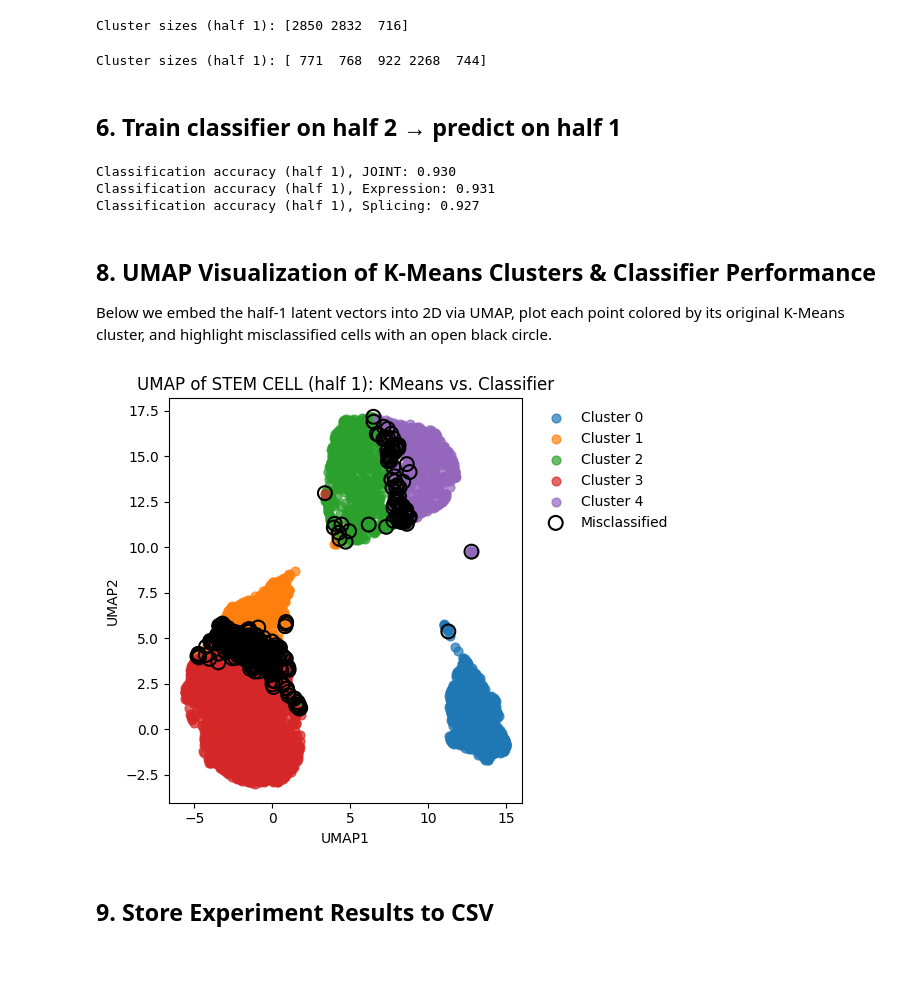
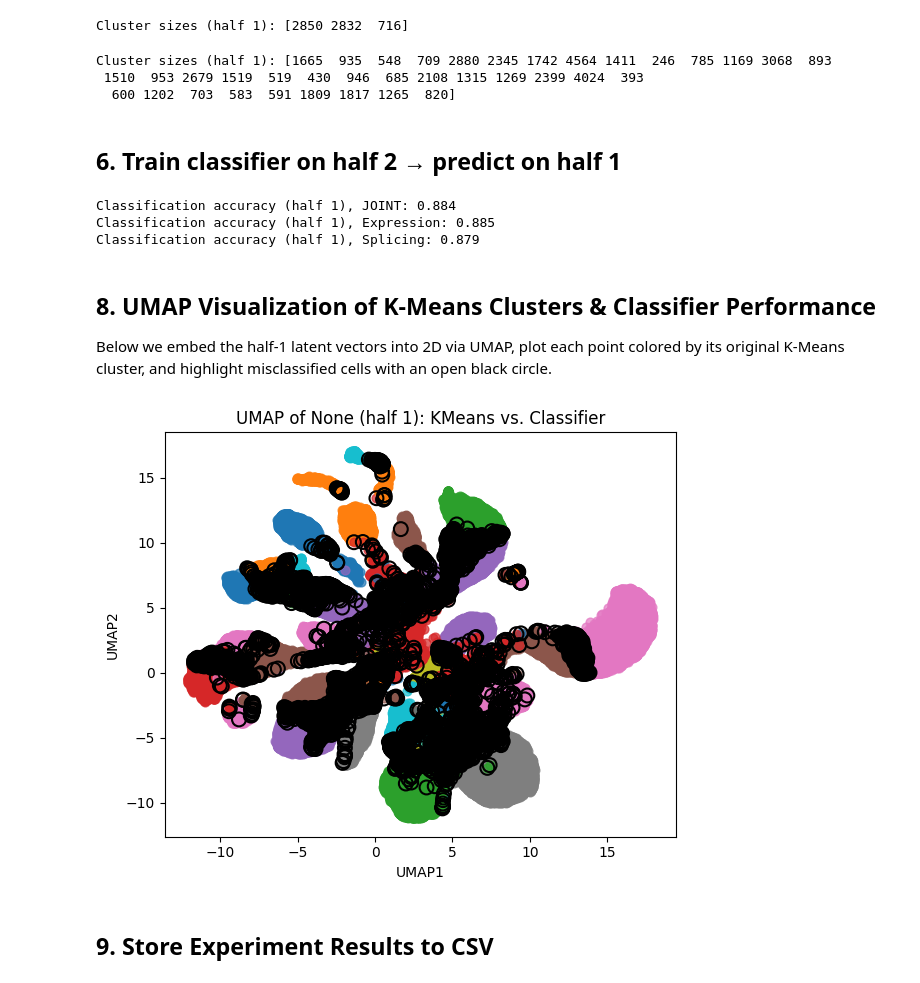
Before and after one commit to smritivaidyanathan/multivi_tools_splicing, a Jupyter notebook: multi_vi_splice_latent_evaluation.ipynb, the cells around one changed output. Saved outputs shown, nothing was run; the diff lists cells and outputs as text; code cells hidden in the pictures.

Commit message:
cluster analysis

```diff
--- a/multi_vi_splice_latent_evaluation.ipynb
+++ b/multi_vi_splice_latent_evaluation.ipynb
@@ -21,7 +21,7 @@ MUDATA_PATH = "/gpfs/commons/groups/knowles_lab/Karin/TMS_MODELING/DATA_FILES/AL
 MODEL_DIR   = "/gpfs/commons/home/svaidyanathan/repos/multivi_tools_splicing/models/"
 RESULTS_CSV = "/gpfs/commons/home/svaidyanathan/repos/multivi_tools_splicing/results/results.csv"
 CELL_TYPE_COLUMN = "cell_type_grouped"   # change to whatever obs column holds your major cell types
-TARGET_CELL_TYPE = "STEM CELL"           # e.g. "Microglia"
+TARGET_CELL_TYPE = None           # e.g. "Microglia" OR None for All cells
 RANDOM_SEED = 42
 
 os.makedirs("figures", exist_ok=True)
@@ -103,17 +106,25 @@ def get_latents(model, modality="joint"):
 # %% [markdown]
 ## 4. Subset & split one cell type
 # %%
-# pick cells of target type
+# %%
 obs = mdata["rna"].obs
-mask = obs[CELL_TYPE_COLUMN] == TARGET_CELL_TYPE
-if mask.sum() < 10:
-    raise ValueError(f"Too few cells of type {TARGET_CELL_TYPE}: {mask.sum()}")
 
-cells = obs.index[mask]
-# random split in half
-cells = cells.to_series().sample(frac=1, random_state=RANDOM_SEED).tolist()
-half = len(cells)//2
-cells1, cells2 = cells[:half], cells[half:]
+# If TARGET_CELL_TYPE is None, use all cells; otherwise filter by that type
+if TARGET_CELL_TYPE is None:
+    cells = obs.index.to_list()
+    label = "All cell types"
+else:
+    mask = obs[CELL_TYPE_COLUMN] == TARGET_CELL_TYPE
+    if mask.sum() < 10:
+        raise ValueError(f"Too few cells of type {TARGET_CELL_TYPE}: {mask.sum()}")
+    cells = obs.index[mask].to_list()
+    label = TARGET_CELL_TYPE
 
-print(f"{TARGET_CELL_TYPE}: {len(cells)} total → {len(cells1)} / {len(cells2)} split")
+# Shuffle and split in half
+random.seed(RANDOM_SEED)
+cells_shuffled = random.sample(cells, len(cells))
+half = len(cells_shuffled) // 2
+cells1, cells2 = cells_shuffled[:half], cells_shuffled[half:]
+
+print(f"{label}: {len(cells)} total → {len(cells1)} / {len(cells2)} split")
 # %% [output]
@@ -139,13 +150,15 @@ x2ZG = xZG[np.isin(mdata["rna"].obs_names, cells2)] #X2 gene expression latent s
 x2ZS = xZS[np.isin(mdata["rna"].obs_names, cells2)] #X2 splicing latent space
 # %%
 # --- K‐means on half1 joint latent space
-N_CLUSTERS = 5                     # adjust for expected sub-clusters
+N_CLUSTERS = 37                 # adjust for expected sub-clusters
 km = KMeans(n_clusters=N_CLUSTERS, random_state=RANDOM_SEED)
 labels1 = km.fit_predict(x1ZJ)
 labels2 = km.predict(x2ZJ)  # assign half2's joint latent space using nearest centroid
 print("Cluster sizes (half 1):", np.bincount(labels1))
 # %% [output]
-Cluster sizes (half 1): [ 771  768  922 2268  744]
+Cluster sizes (half 1): [1665  935  548  709 2880 2345 1742 4564 1411  246  785 1169 3068  893
+ 1510  953 2679 1519  519  430  946  685 2108 1315 1269 2399 4024  393
+  600 1202  703  583  591 1809 1817 1265  820]
 # %% [markdown]
 ## 6. Train classifier on half 2 → predict on half 1
 # %%
@@ -170,10 +183,12 @@ accSpl = accuracy_score(labels1, pred1Spl)
 print(f"Classification accuracy (half 1), JOINT: {accJoint:.3f}")
 print(f"Classification accuracy (half 1), Expression: {accGE:.3f}")
 print(f"Classification accuracy (half 1), Splicing: {accSpl:.3f}")
+
+#add confusion matricx
 # %% [output]
-Classification accuracy (half 1), JOINT: 0.930
-Classification accuracy (half 1), Expression: 0.931
-Classification accuracy (half 1), Splicing: 0.927
+Classification accuracy (half 1), JOINT: 0.884
+Classification accuracy (half 1), Expression: 0.885
+Classification accuracy (half 1), Splicing: 0.879
 # %% [markdown]
 ## 8. UMAP Visualization of K-Means Clusters & Classifier Performance
 
@@ -202,35 +217,35 @@ correct = adata_viz.obs['correct']
 #set up plot
 plt.figure(figsize=(6,5))
 
 #plot each true cluster
 for cl in np.unique(true):
     mask = true == cl
     plt.scatter(
         umap[mask,0], umap[mask,1],
         label=f'Cluster {cl}',
         s=40,
         alpha=0.7
     )
 
 #overlay misclassified cells as open black circles
 mis = ~correct
 plt.scatter(
     umap[mis,0], umap[mis,1],
     facecolors='none',
     edgecolors='k',
     s=100,
     linewidths=1.5,
     label='Misclassified'
 )
 
-plt.legend(bbox_to_anchor=(1.02,1), loc='upper left', frameon=False)
+#plt.legend(bbox_to_anchor=(1.02,1), loc='upper left', frameon=False)
 plt.title(f"UMAP of {TARGET_CELL_TYPE} (half 1): KMeans vs. Classifier")
 plt.xlabel('UMAP1')
 plt.ylabel('UMAP2')
 plt.tight_layout()
 plt.show()
 # %% [output]
-[figure, old version]
+[figure, new version]
 # %% [markdown]
 ## 9. Store Experiment Results to CSV
 # %%
```
Also changed, not shown: parts of 4 cells of this notebook, 3 other files.
